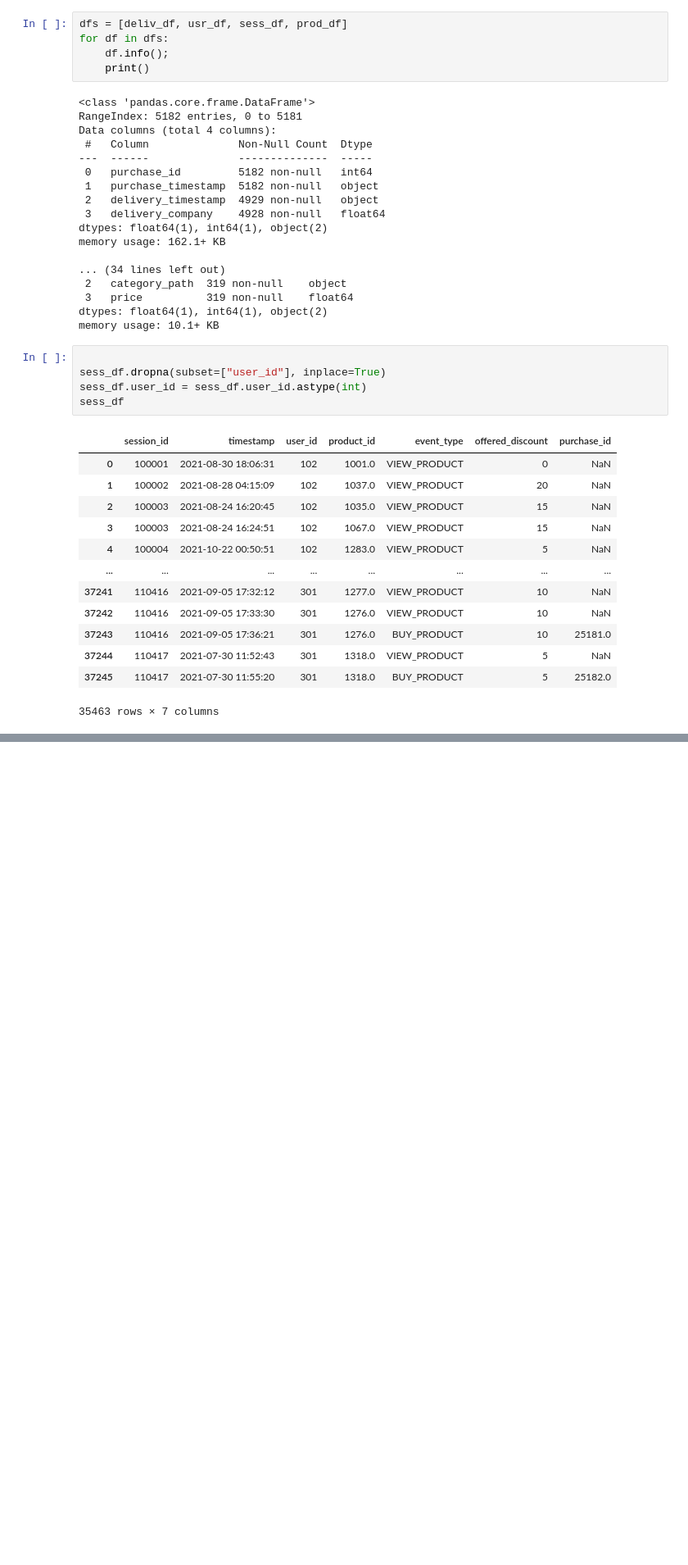
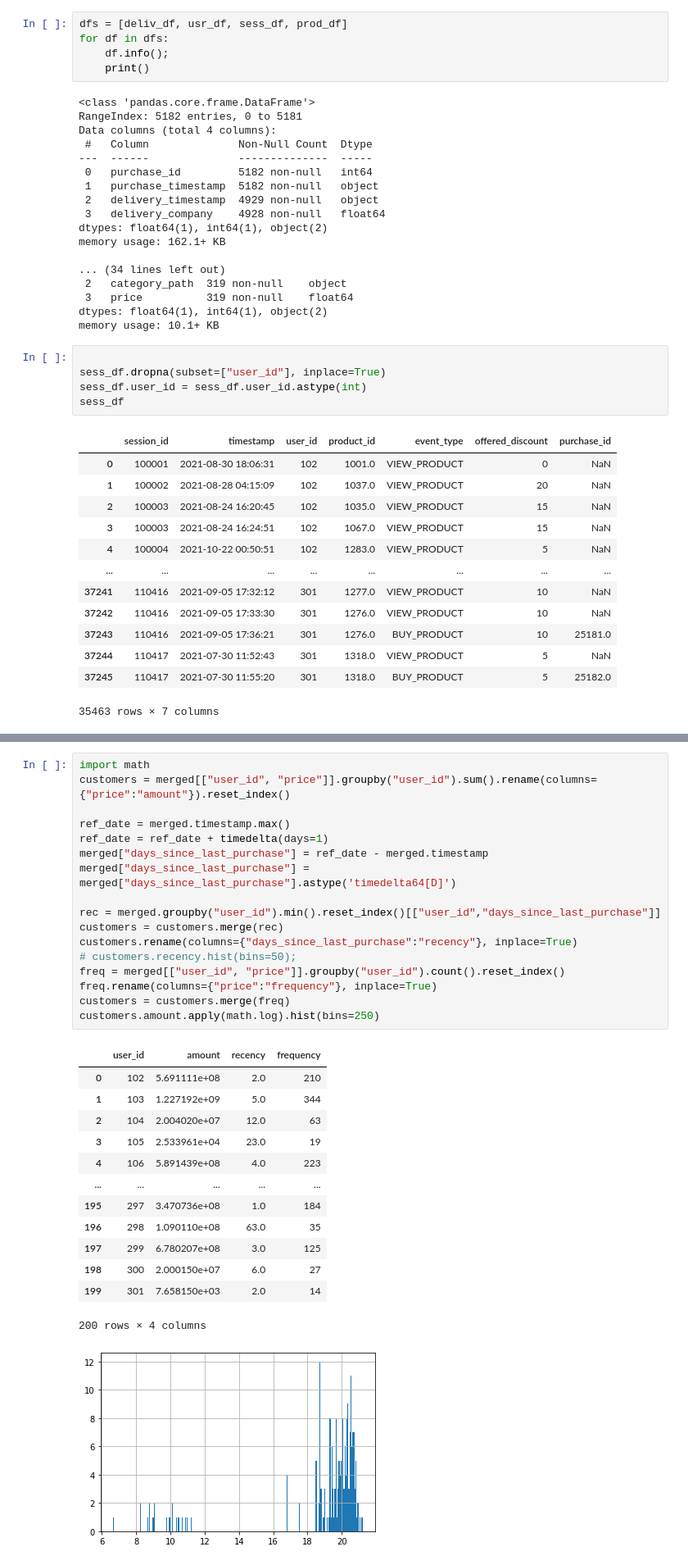
Before and after one commit to hpiotr6/Customers-Clustering, a Jupyter notebook: notebooks/preprocs.ipynb, the cells around one changed output, grey strips where cells are left out. Shown at 82% size. Drawn from its saved outputs; the diff is of its cells as text; blank space fills up the shorter version.

Commit message:
added monetary, recency, frequency,bought&viewed_num and ratio in customer df

```diff
--- a/notebooks/preprocs.ipynb
+++ b/notebooks/preprocs.ipynb
@@ -106,2 +94,34 @@ main
+# %%
+import math
+customers = merged[["user_id", "price"]].groupby("user_id").sum().rename(columns={"price":"amount"}).reset_index()
+
+ref_date = merged.timestamp.max()
+ref_date = ref_date + timedelta(days=1)
+merged["days_since_last_purchase"] = ref_date - merged.timestamp
+merged["days_since_last_purchase"] = merged["days_since_last_purchase"].astype('timedelta64[D]')
+
+rec = merged.groupby("user_id").min().reset_index()[["user_id","days_since_last_purchase"]]
+customers = customers.merge(rec)
+customers.rename(columns={"days_since_last_purchase":"recency"}, inplace=True)
+# customers.recency.hist(bins=50);
+freq = merged[["user_id", "price"]].groupby("user_id").count().reset_index()
+freq.rename(columns={"price":"frequency"}, inplace=True)
+customers = customers.merge(freq)
+customers.amount.apply(math.log).hist(bins=250)
+# %% [output]
+|  | user_id | amount | recency | frequency |
+| 0 | 102 | 5.691111e+08 | 2.0 | 210 |
+| 1 | 103 | 1.227192e+09 | 5.0 | 344 |
+| 2 | 104 | 2.004020e+07 | 12.0 | 63 |
+| 3 | 105 | 2.533961e+04 | 23.0 | 19 |
+| 4 | 106 | 5.891439e+08 | 4.0 | 223 |
+| ... | ... | ... | ... | ... |
+| 195 | 297 | 3.470736e+08 | 1.0 | 184 |
+| 196 | 298 | 1.090110e+08 | 63.0 | 35 |
+| 197 | 299 | 6.780207e+08 | 3.0 | 125 |
+| 198 | 300 | 2.000150e+07 | 6.0 | 27 |
+| 199 | 301 | 7.658150e+03 | 2.0 | 14 |
+200 rows × 4 columns
+[figure, added]
 # %%
 usr_df["is_male"] = usr_df.name.apply(lambda name_str: int(name_str.split()[0][-1]!="a"))
```
Also changed, not shown: parts of 12 cells of this notebook.
